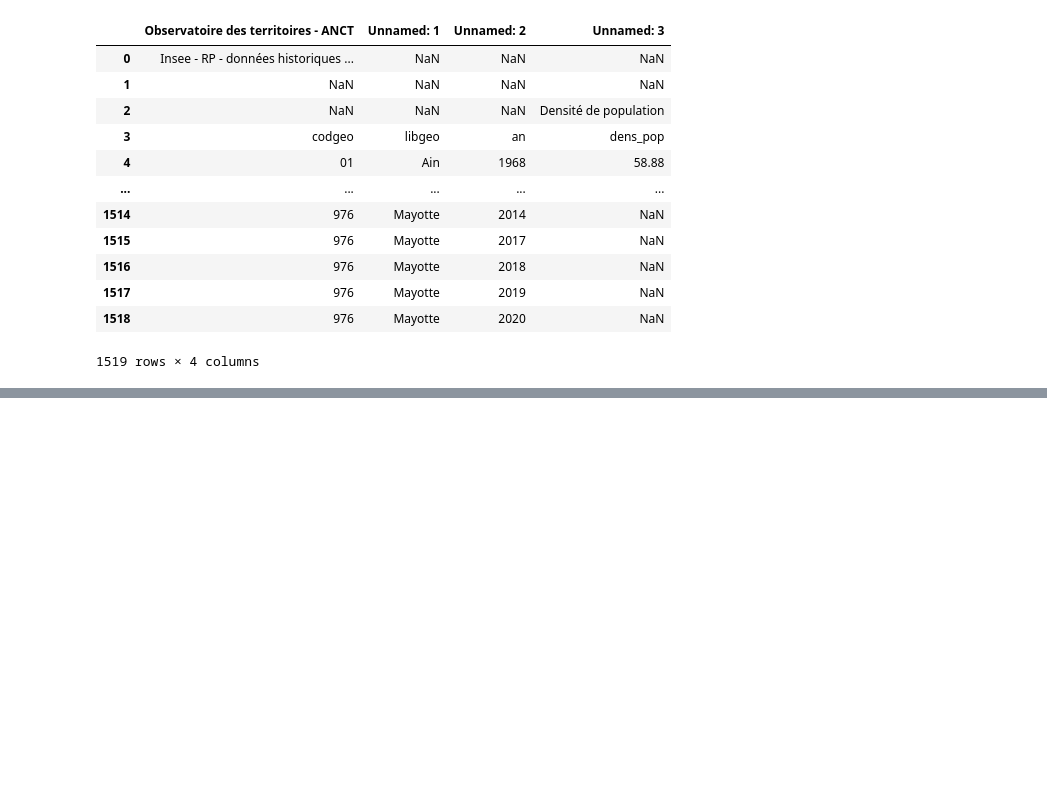
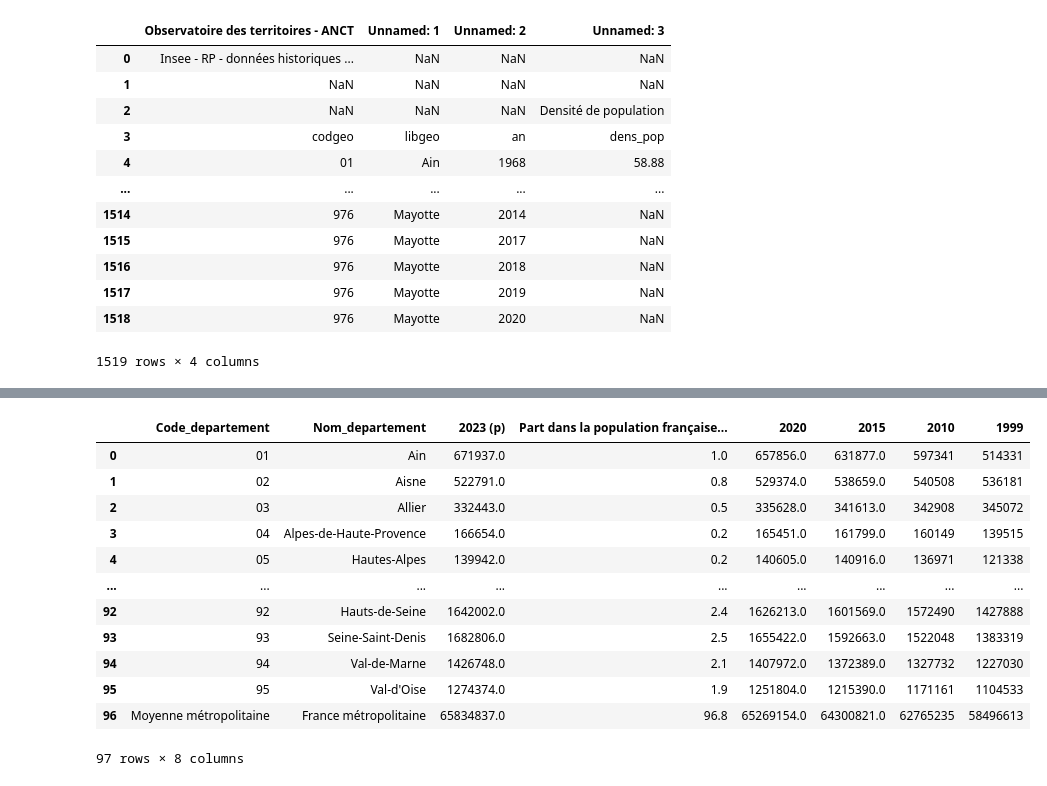
Before and after one commit to the-ark-of-noah/mspr, a Jupyter notebook: notebooks/explonatory/view.ipynb, the cells around one changed output, grey strips where cells are left out. Saved outputs shown, nothing was run; the diff lists cells and outputs as text; code cells hidden in the pictures; blank space fills up the shorter version.

```diff
--- a/notebooks/explonatory/view.ipynb
+++ b/notebooks/explonatory/view.ipynb
@@ -144,0 +162,17 @@ density_pop
+# %%
+nombre_pop = pd.read_csv("../../data/processed/population_par_departement_1999_2023.csv")
+nombre_pop
+# %% [output]
+|  | Code_departement | Nom_departement | 2023 (p) | Part dans la population française... | 2020 | 2015 | 2010 | 1999 |
+| 0 | 01 | Ain | 671937.0 | 1.0 | 657856.0 | 631877.0 | 597341 | 514331 |
+| 1 | 02 | Aisne | 522791.0 | 0.8 | 529374.0 | 538659.0 | 540508 | 536181 |
+| 2 | 03 | Allier | 332443.0 | 0.5 | 335628.0 | 341613.0 | 342908 | 345072 |
+| 3 | 04 | Alpes-de-Haute-Provence | 166654.0 | 0.2 | 165451.0 | 161799.0 | 160149 | 139515 |
+| 4 | 05 | Hautes-Alpes | 139942.0 | 0.2 | 140605.0 | 140916.0 | 136971 | 121338 |
+| ... | ... | ... | ... | ... | ... | ... | ... | ... |
+| 92 | 92 | Hauts-de-Seine | 1642002.0 | 2.4 | 1626213.0 | 1601569.0 | 1572490 | 1427888 |
+| 93 | 93 | Seine-Saint-Denis | 1682806.0 | 2.5 | 1655422.0 | 1592663.0 | 1522048 | 1383319 |
+| 94 | 94 | Val-de-Marne | 1426748.0 | 2.1 | 1407972.0 | 1372389.0 | 1327732 | 1227030 |
+| 95 | 95 | Val-d'Oise | 1274374.0 | 1.9 | 1251804.0 | 1215390.0 | 1171161 | 1104533 |
+| 96 | Moyenne métropolitaine | France métropolitaine | 65834837.0 | 96.8 | 65269154.0 | 64300821.0 | 62765235 | 58496613 |
+97 rows × 8 columns
```
Also changed, not shown: parts of 3 cells of this notebook, 2 other files.
